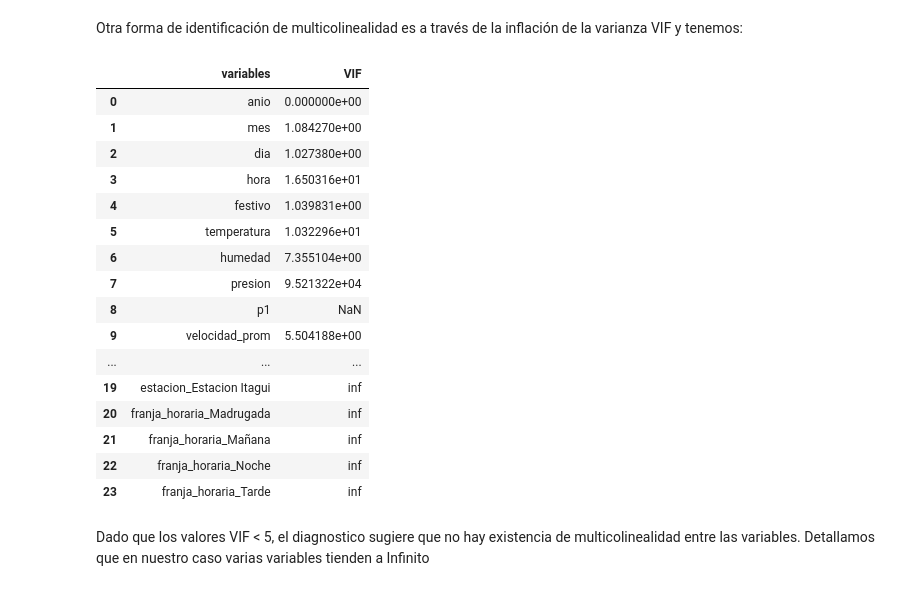
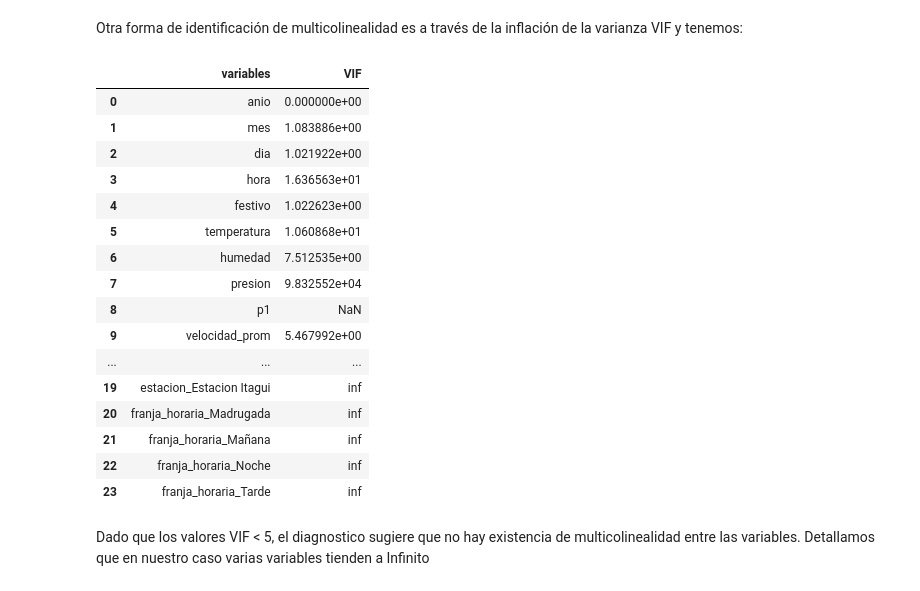
Before and after one commit to kennethLeonel/Monografia-calidad-del-aire-valle-de-aburra, a Jupyter notebook: RegresiónLinealPM25.ipynb, the cells around one changed output. Drawn from its saved outputs; the diff is of its cells as text; code cells hidden in the pictures.

```diff
--- a/RegresiónLinealPM25.ipynb
+++ b/RegresiónLinealPM25.ipynb
@@ -425,22 +426,22 @@ Otra forma de identificación de multicolinealidad es a través de la inflación
 # %%
 # Cálculo del VIF
 # ==============================================================================
 vif = pd.DataFrame()
 vif["variables"] = X.columns
-vif["VIF"] = [variance_inflation_factor(x.values, i) for i in range(X.shape[1])]
+vif["VIF"] = [variance_inflation_factor(X.values, i) for i in range(X.shape[1])]
 vif
 # %% [output]
 |  | variables | VIF |
 | 0 | anio | 0.000000e+00 |
-| 1 | mes | 1.084270e+00 |
-| 2 | dia | 1.027380e+00 |
-| 3 | hora | 1.650316e+01 |
-| 4 | festivo | 1.039831e+00 |
-| 5 | temperatura | 1.032296e+01 |
-| 6 | humedad | 7.355104e+00 |
-| 7 | presion | 9.521322e+04 |
+| 1 | mes | 1.083886e+00 |
+| 2 | dia | 1.021922e+00 |
+| 3 | hora | 1.636563e+01 |
+| 4 | festivo | 1.022623e+00 |
+| 5 | temperatura | 1.060868e+01 |
+| 6 | humedad | 7.512535e+00 |
+| 7 | presion | 9.832552e+04 |
 | 8 | p1 | NaN |
-| 9 | velocidad_prom | 5.504188e+00 |
+| 9 | velocidad_prom | 5.467992e+00 |
 | ... | ... | ... |
 | 19 | estacion_Estacion Itagui | inf |
 | 20 | franja_horaria_Madrugada | inf |
```
Also changed, not shown: parts of 6 cells of this notebook, 3 other files.
